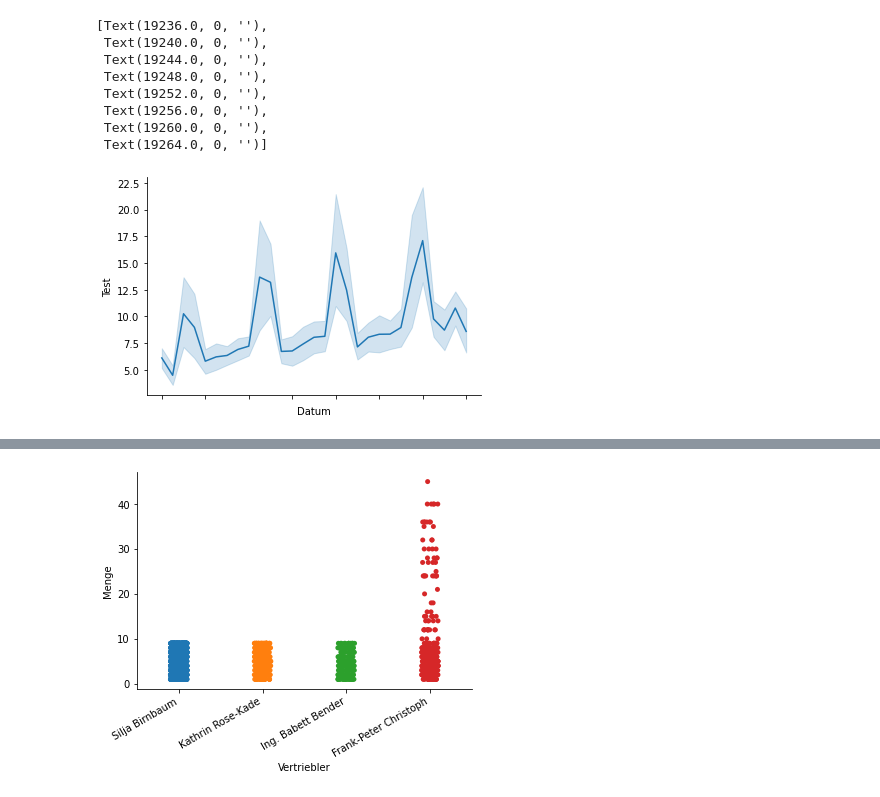
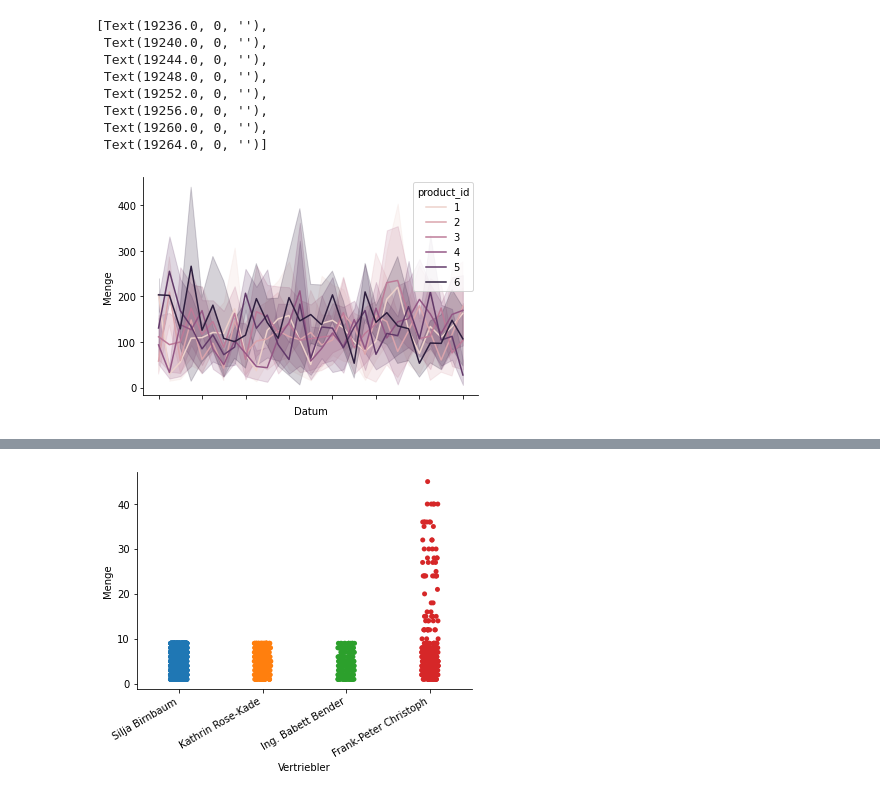
Before and after one commit to fredzett/Skript-Business-Analytics, a Jupyter notebook: sandbox.ipynb, the cells around one changed output, grey strips where cells are left out. Drawn from its saved outputs; the diff is of its cells as text; code cells hidden in the pictures.

Commit message:
Added sales data for mini case

```diff
--- a/sandbox.ipynb
+++ b/sandbox.ipynb
@@ -15,0 +98,8 @@ import pandas as pd
+# %%
+def add_trend(col_data):
+    t_max = np.random.choice(trend_sales_rep)
+    n = len(col_data)
+    trend = np.linspace(1,t_max, num=n)
+    e = np.random.rand(n) * 200
+    res = np.maximum(trend * col_data.sort_values() + e, 1)
+    return res
@@ -51,7 +185,7 @@ data = {
       "Name1": name_first,
       "Name 2": name_last,
       "i_ban": iban,
-      "email": email, <<
+      "email": email,
       "product_id":products,
       "Menge": units,
       "Vertriebler": rep_per_sale}
@@ -59,13 +193,14 @@ data = {
 df = (pd.DataFrame(data)
       .assign(#Preis=lambda _df: _df["product_id"].replace(id2price),
               Datum=lambda _df: pd.to_datetime(_df["Datum"]).dt.normalize(),
-              Menge= lambda _df: _df.where(~((_df["Datum"].dt.weekday == 5) & (_df["Vertriebler"] == sales[0]) | (_df["Datum"].dt.weekday == 6) & (_df["Vertriebler"] == sales[0])), #(_df["Datum"].dt.weekday != 6) ,
+              Wochentag=lambda _df: _df["Datum"].dt.weekday,
+              Menge=lambda _df: _df.groupby(["Vertriebler"])["Menge"].transform(add_trend, 50).astype(int),
+              Menge2=lambda _df: _df.where(~((_df["Datum"].dt.weekday == 5) & (_df["Vertriebler"] == sales[0]) | (_df["Datum"].dt.weekday == 6) & (_df["Vertriebler"] == sales[0])), #(_df["Datum"].dt.weekday != 6) ,
                                              _df["Menge"] * np.random.choice([2,3,4,5], size=n_sales), axis=0)["Menge"],
-              Wochentag=lambda _df: _df["Datum"].dt.weekday,
-              #Umsatz=lambda _df: _df["Preis"] * _df["Menge"]
       )
       .sort_values(by="Datum")
+      .reset_index(drop=True)
      )
 
-df
+df.head()
 # %% [output]
@@ -96,5 +221,3 @@ def add_trend(group, top=2):
     trend = np.maximum(np.linspace(1,top,n) + np.random.randn(n)/5, 1)
     menge = trend * group
     return menge
-# %%
-df = df.assign(Test=df.groupby(["Vertriebler"])["Menge"].transform(add_trend))
@@ -117,14 +224,15 @@ df
 # %%
-ax = sns.lineplot(data=df, x="Datum", y="Test")
+person = "Kathrin Rose-Kade"#"Frank-Peter Christoph"
+ax = sns.lineplot(data=df, x="Datum", y="Menge", hue="product_id")
 sns.despine()
 ax.set_xticklabels(ax.get_xticklabels(),rotation=10)
 # %% [output]
 [Text(19236.0, 0, ''),
  Text(19240.0, 0, ''),
  Text(19244.0, 0, ''),
  Text(19248.0, 0, ''),
  Text(19252.0, 0, ''),
  Text(19256.0, 0, ''),
  Text(19260.0, 0, ''),
  Text(19264.0, 0, '')]
-[figure, old version]
+[figure, new version]
```
Also changed, not shown: parts of 24 cells of this notebook, 13 other files.
